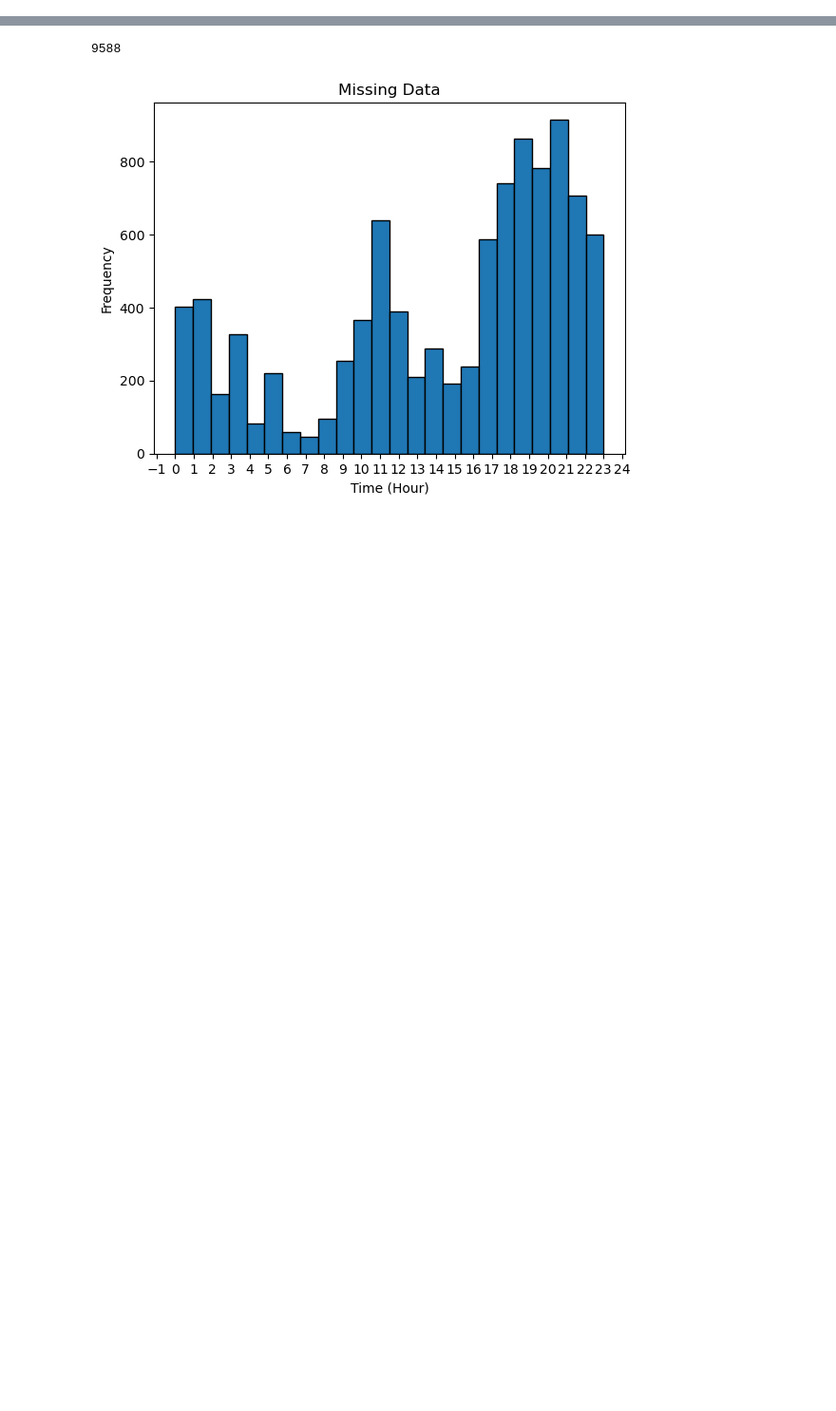
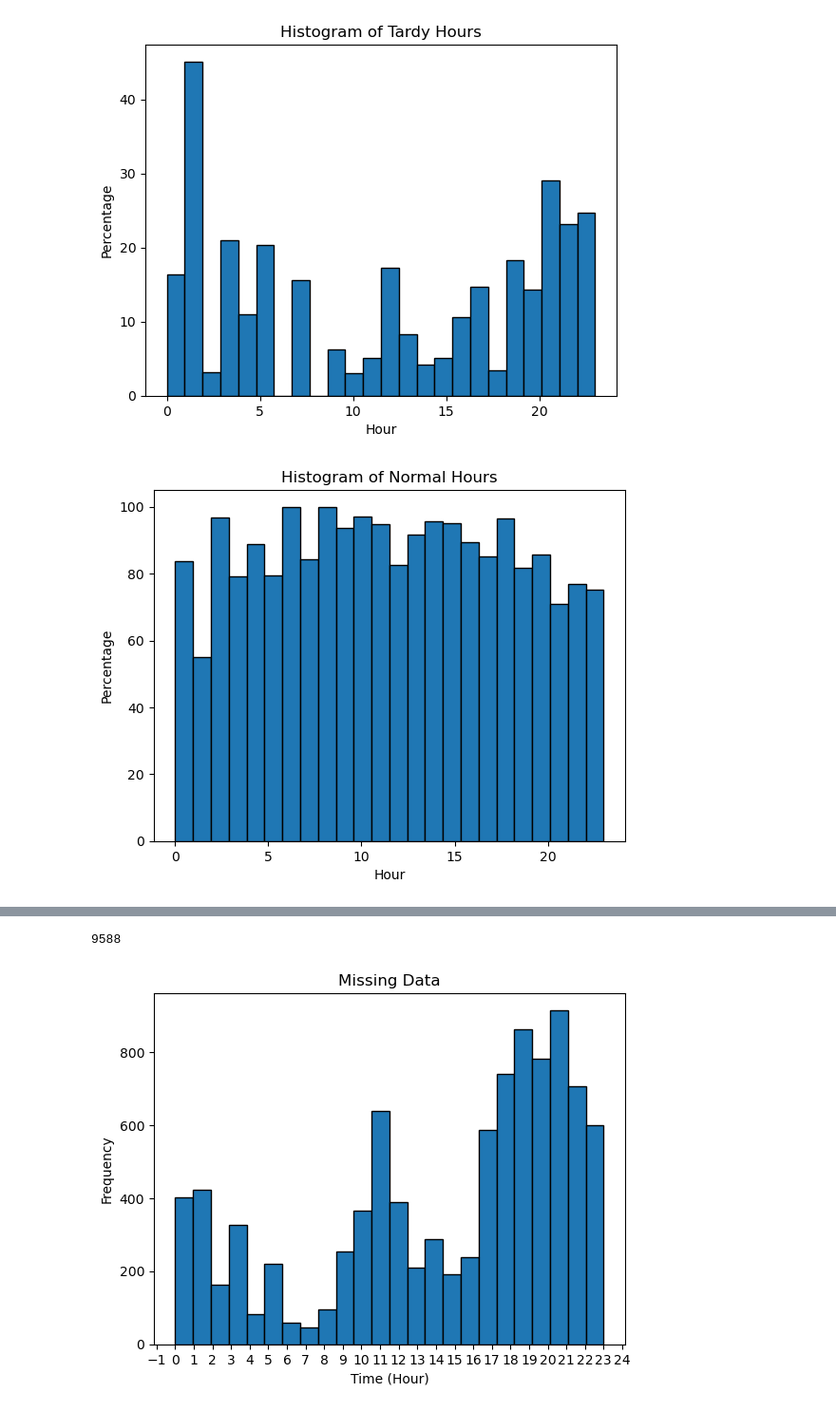
Before and after one commit to tommyli03/citylink-data-analysis, a Jupyter notebook: hello.ipynb, the cells around one changed output, grey strips where cells are left out. Shown at 95% size. Saved outputs shown, nothing was run; the diff lists cells and outputs as text; code cells hidden in the pictures; blank space fills up the shorter version.

```diff
--- a/hello.ipynb
+++ b/hello.ipynb
@@ -79,0 +87,45 @@ plt.show()
+# %%
+plt.hist(rush_hours, bins=24)
+
+# Calculate the histogram counts and bin edges
+counts, bin_edges, _ = plt.hist(rush_hours, bins=24)
+
+# Calculate the percentages
+percentages = (counts / hour_count) * 100
+
+# Plotting with percentages on the y-axis
+plt.clf()  # Clear the previous plot
+plt.bar(bin_edges[:-1], percentages, align='edge', width=np.diff(bin_edges), edgecolor = 'black')
+
+# Add labels and title
+plt.xlabel('Hour')
+plt.ylabel('Percentage')
+plt.title('Histogram of Tardy Hours')
+
+# Display the plot
+plt.show()
+
+##############################################################################################################
+
+plt.hist(normal_hours, bins=24)
+
+# Calculate the histogram counts and bin edges
+counts, bin_edges, _ = plt.hist(normal_hours, bins=24)
+
+# Calculate the percentages
+percentages = (counts / hour_count) * 100
+
+# Plotting with percentages on the y-axis
+plt.clf()  # Clear the previous plot
+plt.bar(bin_edges[:-1], percentages, align='edge', width=np.diff(bin_edges), edgecolor = 'black')
+
+# Add labels and title
+plt.xlabel('Hour')
+plt.ylabel('Percentage')
+plt.title('Histogram of Normal Hours')
+
+# Display the plot
+plt.show()
+# %% [output]
+[figure, added]
+[figure, added]
```
Also changed, not shown: parts of 9 cells of this notebook.
